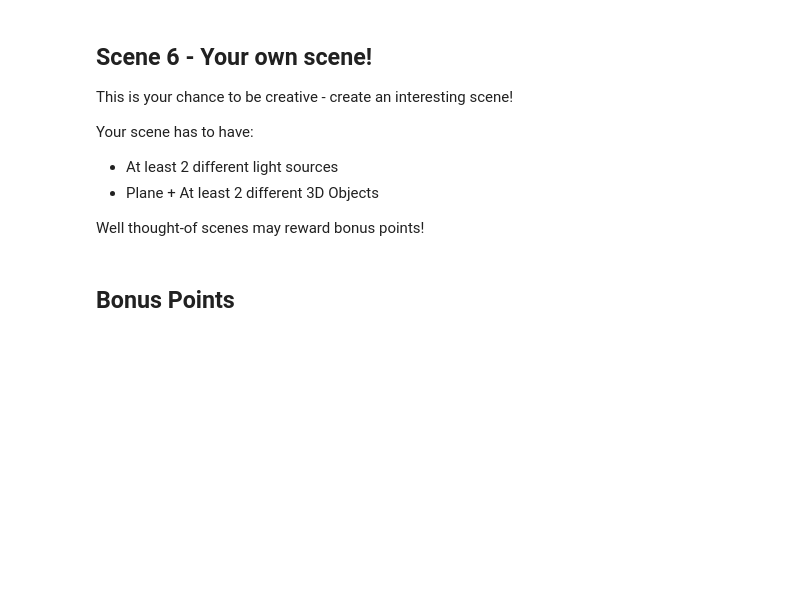
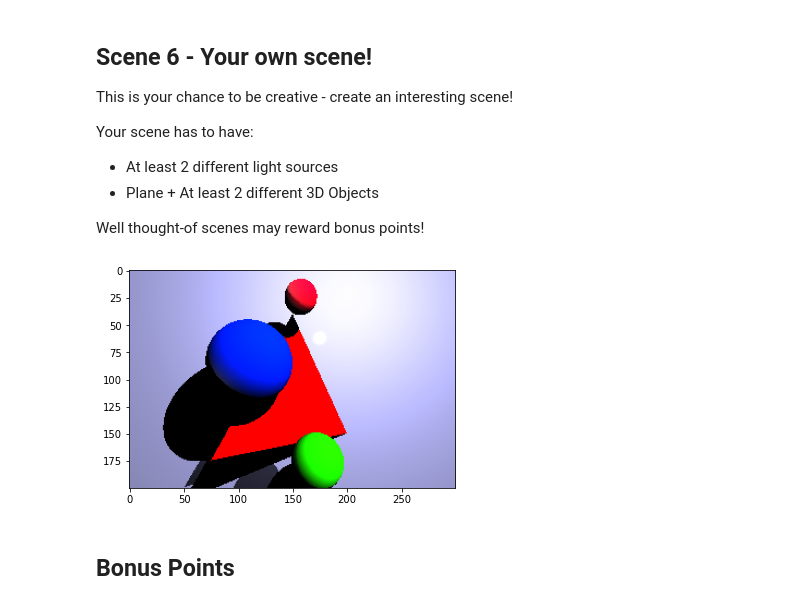
Before and after one commit to efraim224/Ray-Tracing, a Jupyter notebook: Exercise_3_Ray_Tracing.ipynb, the cells around one changed output. Cells and saved outputs as stored; diff of their text form; code cells hidden in the pictures; blank space fills up the shorter version.

```diff
--- a/Exercise_3_Ray_Tracing.ipynb
+++ b/Exercise_3_Ray_Tracing.ipynb
@@ -254,11 +232,14 @@ Well thought-of scenes may reward bonus points!
 # %%
 from hw3 import *
 
 camera, lights, objects = your_own_scene()
 
-im = render_scene(camera, lights, objects, (300, 200), 3)
+ambient = np.array([0.1,0.1,0.1])
+im = render_scene(camera, ambient, lights, objects, (300, 200), 3)
 plt.imshow(im)
-plt.imsave('scene6.png', im)
+plt.imsave('scene6_test.png', im)
+# %% [output]
+[figure, added]
 # %% [markdown]
 ## Bonus Points
 # %% [markdown]
```
Also changed, not shown: parts of 8 cells of this notebook, 2 other files.
